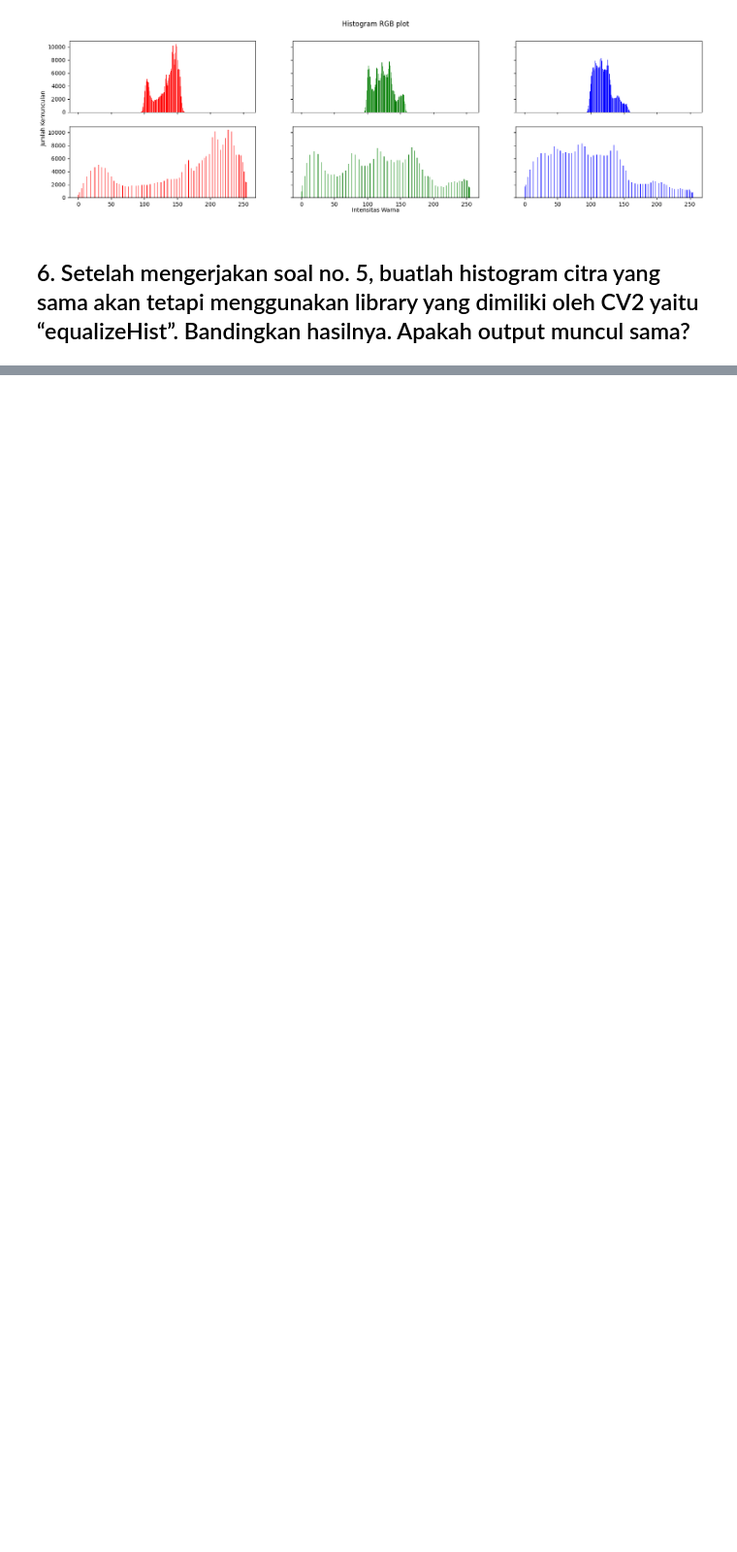
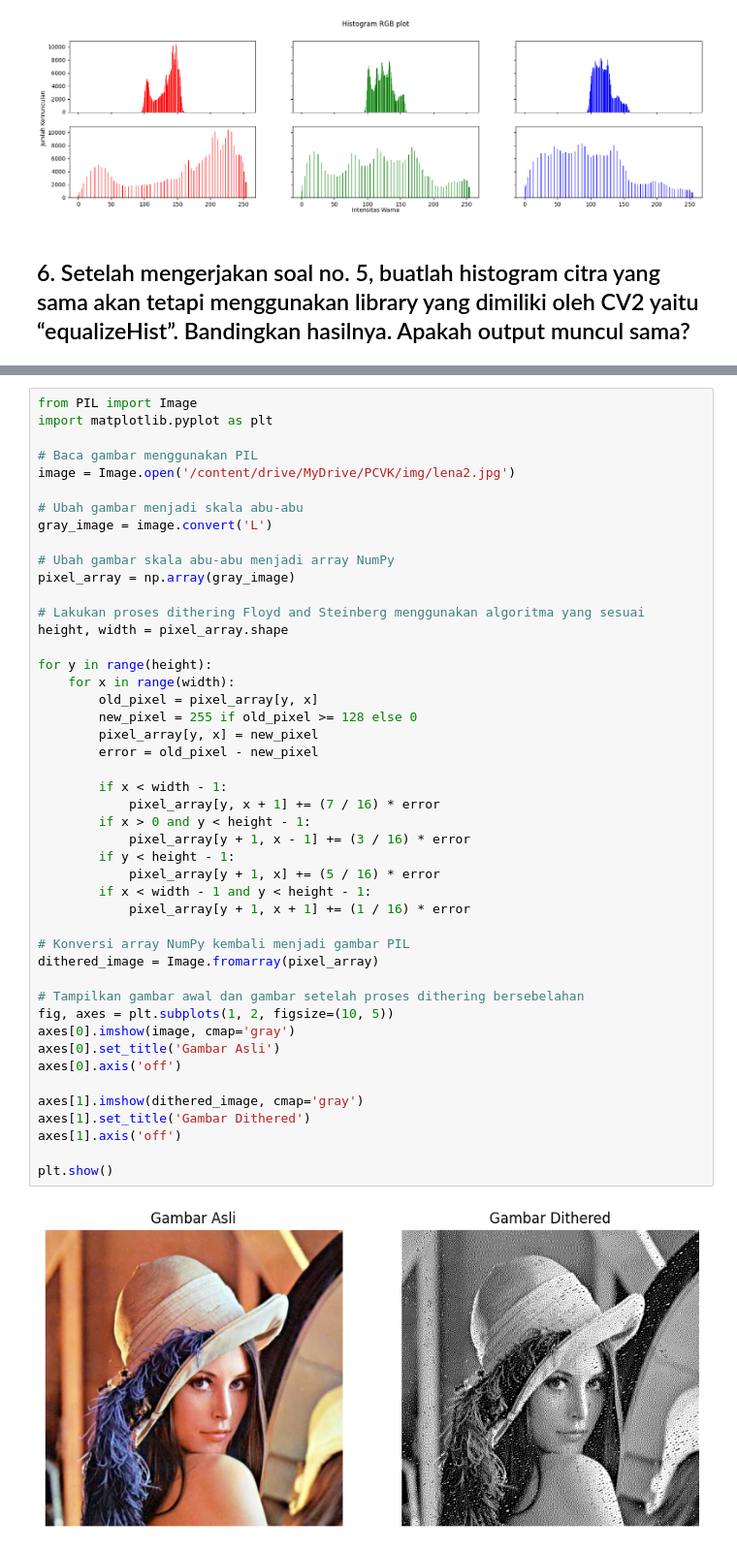
Before and after one commit to ulfiizza27/2141720052-PCVK-2023, a Jupyter notebook: week-06/Week6.ipynb, the cells around one changed output, grey strips where cells are left out. Shown at 97% size. Drawn from its saved outputs; the diff is of its cells as text; blank space fills up the shorter version.

```diff
--- a/week-06/Week6.ipynb
+++ b/week-06/Week6.ipynb
@@ -172,0 +245,48 @@ else:
+# %%
+from PIL import Image
+import matplotlib.pyplot as plt
+
+# Baca gambar menggunakan PIL
+image = Image.open('/content/drive/MyDrive/PCVK/img/lena2.jpg')
+
+# Ubah gambar menjadi skala abu-abu
+gray_image = image.convert('L')
+
+# Ubah gambar skala abu-abu menjadi array NumPy
+pixel_array = np.array(gray_image)
+
+# Lakukan proses dithering Floyd and Steinberg menggunakan algoritma yang sesuai
+height, width = pixel_array.shape
+
+for y in range(height):
+    for x in range(width):
+        old_pixel = pixel_array[y, x]
+        new_pixel = 255 if old_pixel >= 128 else 0
+        pixel_array[y, x] = new_pixel
+        error = old_pixel - new_pixel
+
+        if x < width - 1:
+            pixel_array[y, x + 1] += (7 / 16) * error
+        if x > 0 and y < height - 1:
+            pixel_array[y + 1, x - 1] += (3 / 16) * error
+        if y < height - 1:
+            pixel_array[y + 1, x] += (5 / 16) * error
+        if x < width - 1 and y < height - 1:
+            pixel_array[y + 1, x + 1] += (1 / 16) * error
+
+# Konversi array NumPy kembali menjadi gambar PIL
+dithered_image = Image.fromarray(pixel_array)
+
+# Tampilkan gambar awal dan gambar setelah proses dithering bersebelahan
+fig, axes = plt.subplots(1, 2, figsize=(10, 5))
+axes[0].imshow(image, cmap='gray')
+axes[0].set_title('Gambar Asli')
+axes[0].axis('off')
+
+axes[1].imshow(dithered_image, cmap='gray')
+axes[1].set_title('Gambar Dithered')
+axes[1].axis('off')
+
+plt.show()
+# %% [output]
+[figure, added]
```
Also changed, not shown: parts of 5 cells of this notebook.
